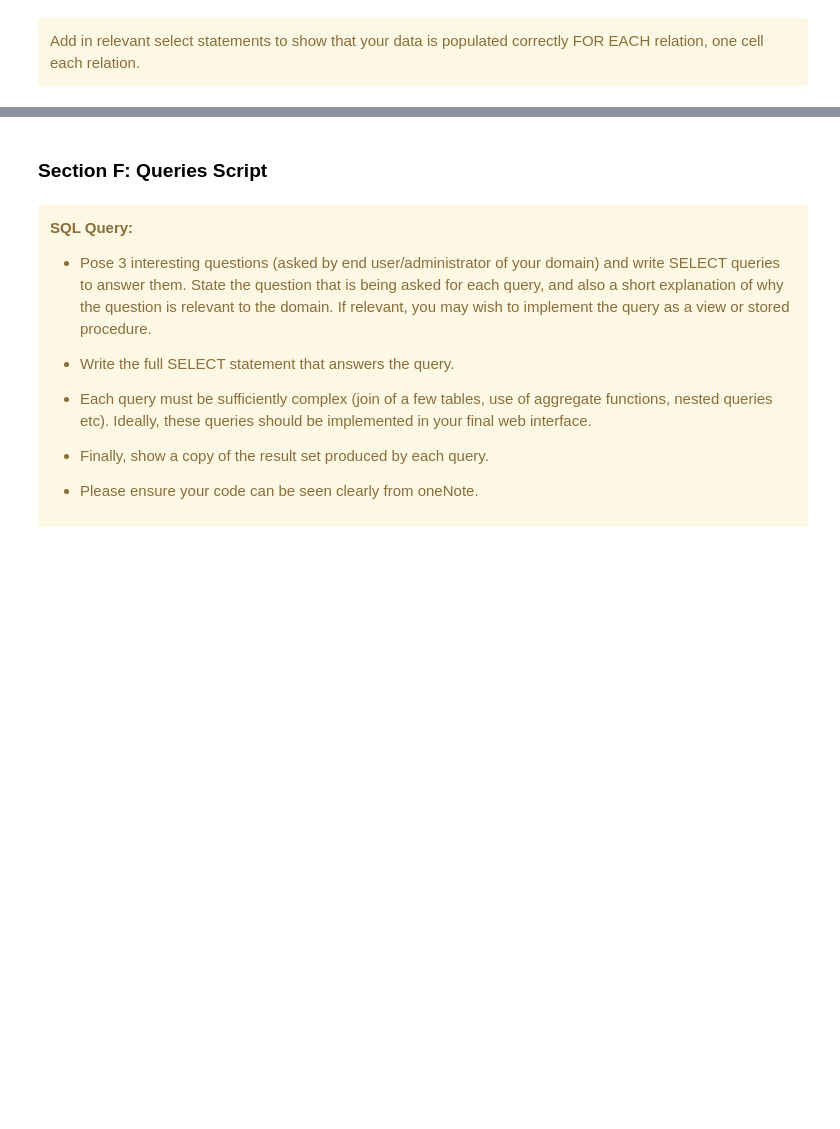
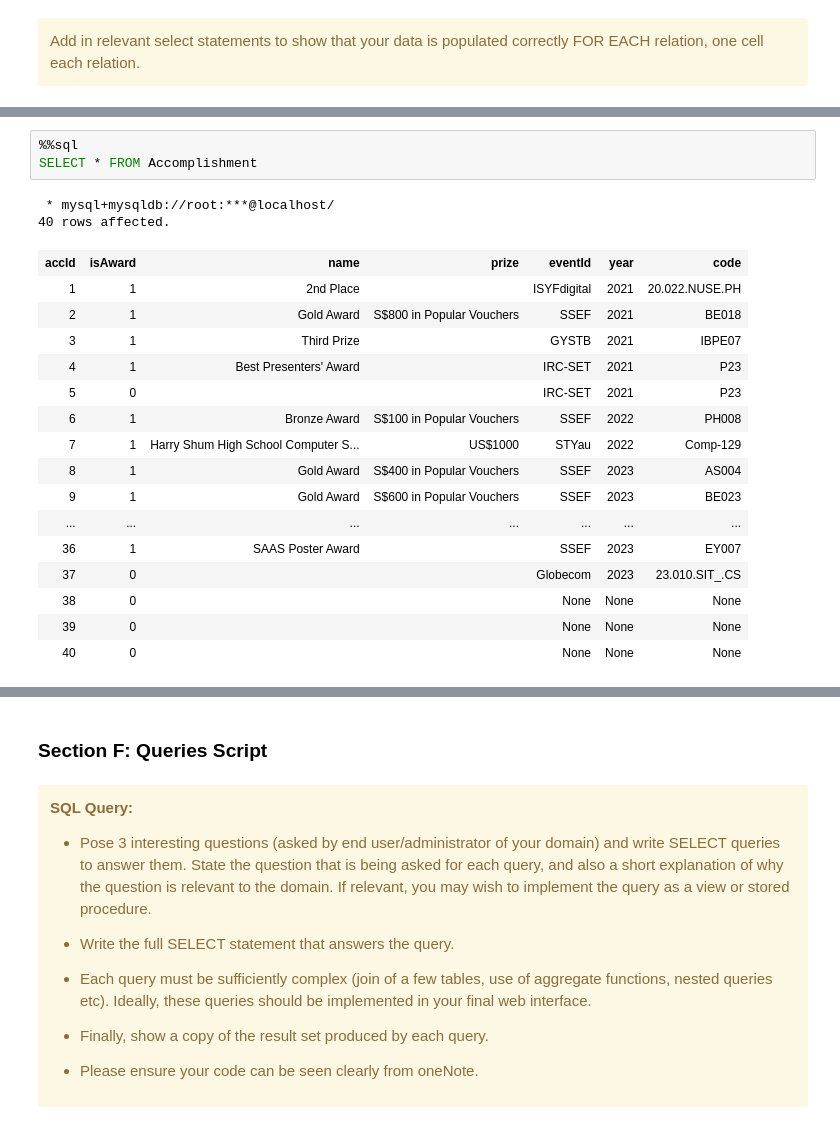
Before and after one commit to appventure-nush/arxiv.nush, a Jupyter notebook: docs/scripting/ProjectScriptingPhasePrannayaGupta.ipynb, the cells around one changed output, grey strips where cells are left out. Drawn from its saved outputs; the diff is of its cells as text; blank space fills up the shorter version.

```diff
--- a/docs/scripting/ProjectScriptingPhasePrannayaGupta.ipynb
+++ b/docs/scripting/ProjectScriptingPhasePrannayaGupta.ipynb
@@ -563,0 +1187,22 @@ Add in relevant select statements to show that your data is populated correctly
+# %%
+%%sql
+SELECT * FROM Accomplishment
+# %% [output]
+ * mysql+mysqldb://root:***@localhost/
+40 rows affected.
+| accId | isAward | name | prize | eventId | year | code |
+| 1 | 1 | 2nd Place |  | ISYFdigital | 2021 | 20.022.NUSE.PH |
+| 2 | 1 | Gold Award | S$800 in Popular Vouchers | SSEF | 2021 | BE018 |
+| 3 | 1 | Third Prize |  | GYSTB | 2021 | IBPE07 |
+| 4 | 1 | Best Presenters' Award |  | IRC-SET | 2021 | P23 |
+| 5 | 0 |  |  | IRC-SET | 2021 | P23 |
+| 6 | 1 | Bronze Award | S$100 in Popular Vouchers | SSEF | 2022 | PH008 |
+| 7 | 1 | Harry Shum High School Computer S... | US$1000 | STYau | 2022 | Comp-129 |
+| 8 | 1 | Gold Award | S$400 in Popular Vouchers | SSEF | 2023 | AS004 |
+| 9 | 1 | Gold Award | S$600 in Popular Vouchers | SSEF | 2023 | BE023 |
+| ... | ... | ... | ... | ... | ... | ... |
+| 36 | 1 | SAAS Poster Award |  | SSEF | 2023 | EY007 |
+| 37 | 0 |  |  | Globecom | 2023 | 23.010.SIT_.CS |
+| 38 | 0 |  |  | None | None | None |
+| 39 | 0 |  |  | None | None | None |
+| 40 | 0 |  |  | None | None | None |
```
Also changed, not shown: parts of 63 cells of this notebook, 11 other files.
